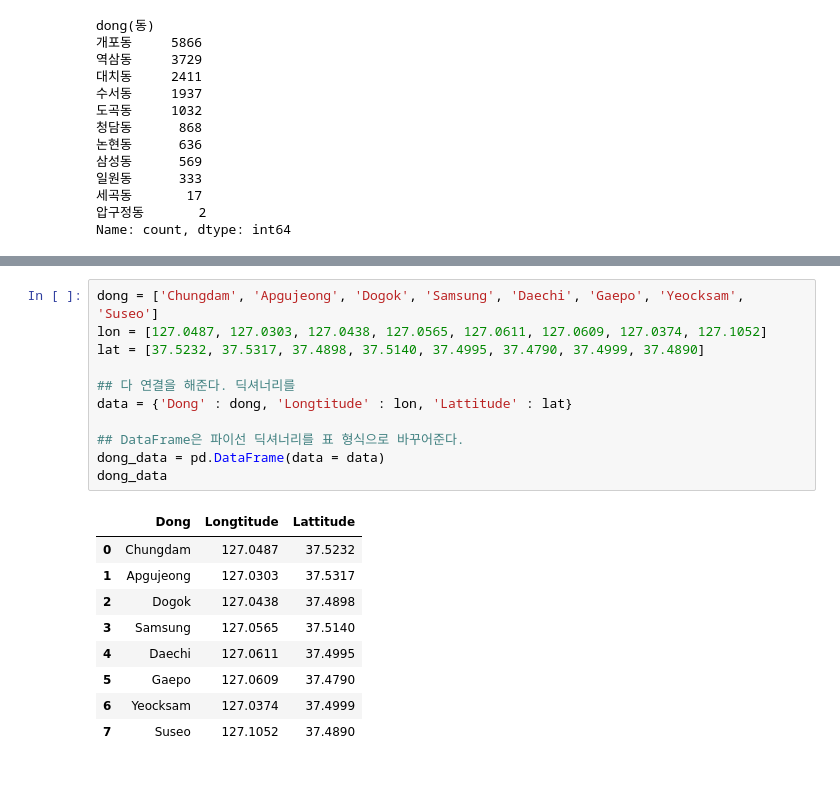
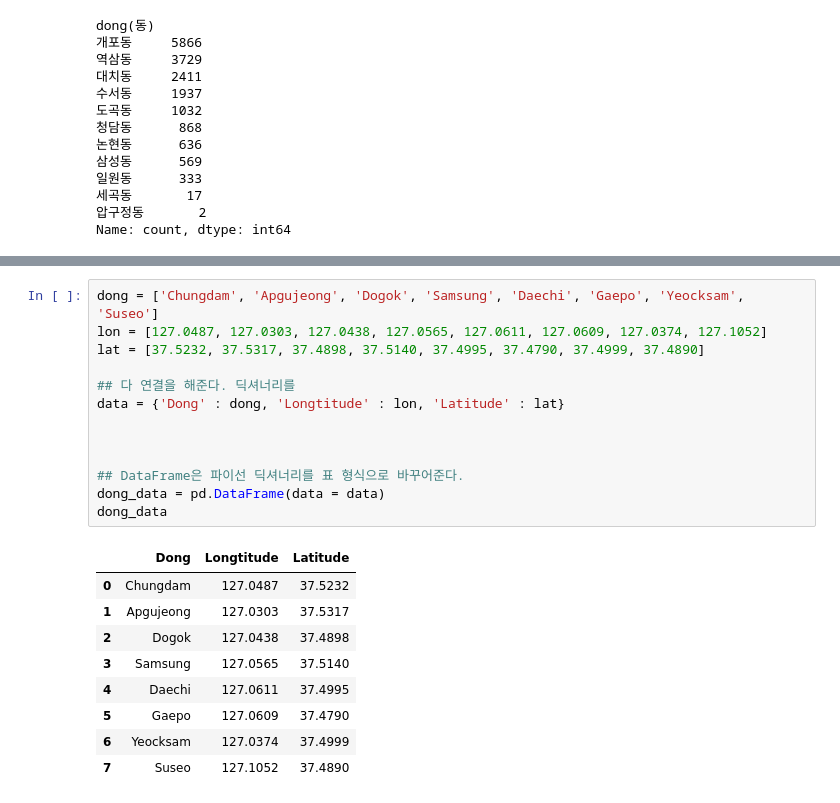
Before and after one commit to KimkyoungJins/IntroAI, a Jupyter notebook: chapter 3.ipynb, the cells around one changed output, grey strips where cells are left out. Cells and saved outputs as stored; diff of their text form.

```diff
--- a/chapter 3.ipynb
+++ b/chapter 3.ipynb
@@ -156,16 +140,18 @@ memory usage: 1.1+ MB
 # %%
 dong = ['Chungdam', 'Apgujeong', 'Dogok', 'Samsung', 'Daechi', 'Gaepo', 'Yeocksam', 'Suseo']
 lon = [127.0487, 127.0303, 127.0438, 127.0565, 127.0611, 127.0609, 127.0374, 127.1052]
 lat = [37.5232, 37.5317, 37.4898, 37.5140, 37.4995, 37.4790, 37.4999, 37.4890]
 
 ## 다 연결을 해준다. 딕셔너리를
-data = {'Dong' : dong, 'Longtitude' : lon, 'Lattitude' : lat}
+data = {'Dong' : dong, 'Longtitude' : lon, 'Latitude' : lat}
+
+
 
 ## DataFrame은 파이선 딕셔너리를 표 형식으로 바꾸어준다.
 dong_data = pd.DataFrame(data = data)
 dong_data
 # %% [output]
-|  | Dong | Longtitude | Lattitude |
+|  | Dong | Longtitude | Latitude |
 | 0 | Chungdam | 127.0487 | 37.5232 |
 | 1 | Apgujeong | 127.0303 | 37.5317 |
 | 2 | Dogok | 127.0438 | 37.4898 |
```
Also changed, not shown: parts of 2 cells of this notebook.
